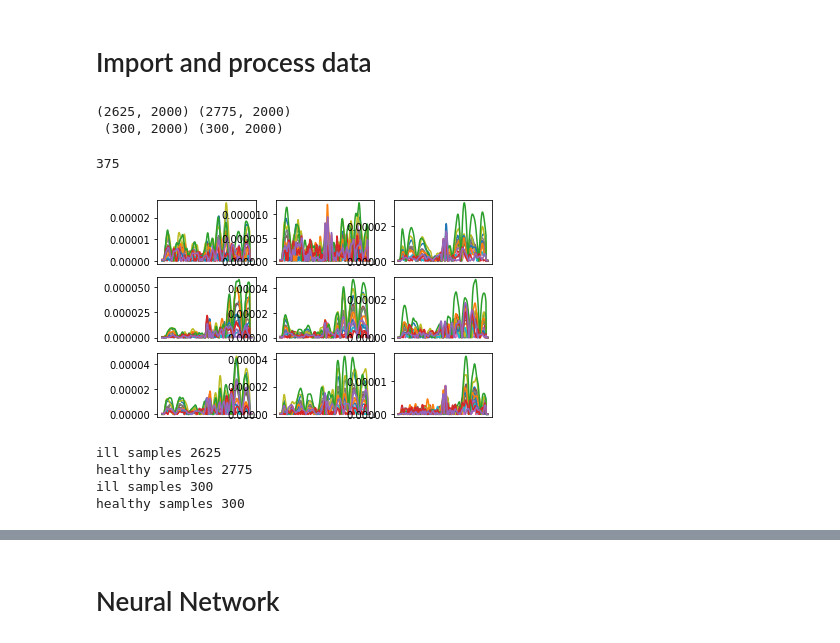
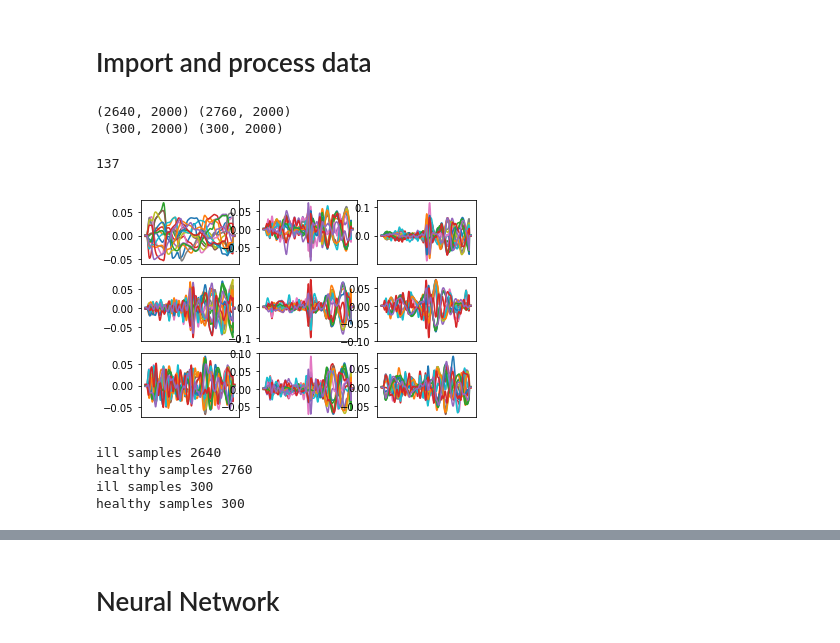
Before and after one commit to Smith42/neuralnet-mcg, a Jupyter notebook: prototypeFive.ipynb, the cells around one changed output, grey strips where cells are left out. Drawn from its saved outputs; the diff is of its cells as text; code cells hidden in the pictures.

```diff
--- a/prototypeFive.ipynb
+++ b/prototypeFive.ipynb
@@ -44,9 +46,9 @@ def splitData(coilData, classData):
     return illData, healthData
 
 classData, coilData = importPickle("./inData/6060DataFrame.pkl")
-# Replace outlier reading 138 (far far too big!)
-classData[138] = classData[137]
-coilData[138] = coilData[137]
+# Normalise the data
+for index, item in enumerate(coilData):
+    coilData[index] = normalize(item, axis=1)
 
 illData, healthData = splitData(coilData, classData)
 illUnseen = np.vstack(np.array(illData[:20]))#[:,::40]
@@ -55,22 +57,22 @@ illData = np.vstack(np.array(illData[20:]))#[:,::40]
 healthData = np.vstack(np.array(healthData[20:]))#[:,::40]
 print(illData.shape, healthData.shape,"\n", illUnseen.shape, healthUnseen.shape)
 # %% [output]
-(2625, 2000) (2775, 2000)
+(2640, 2000) (2760, 2000)
  (300, 2000) (300, 2000)
 # %%
 # Various plots...
 r = randint(0,390)
 print(r)
 fig, ax = plt.subplots(3,3)
 for i in np.arange(0,ax.shape[0],1):
     for j in np.arange(0,ax.shape[1],1):
         r = r+1
         for k in np.arange(0,15):
-            ax[i,j].plot(np.abs(coilData[r][k, 0:2000]))
+            ax[i,j].plot(coilData[r][k, 0:2000])
             ax[i,j].set_xticks([])
 # %% [output]
-375
+137
-[figure, old version]
+[figure, new version]
 # %%
 def processClassData(classData):
     """
@@ -126,7 +128,7 @@ def functionTown(illArr, healthArr, shuffle):
 
 ecgData, classDataOH, classData = functionTown(illData, healthData, True)
 # Reintegrate the found values...
-ecgData = np.cumsum(ecgData, axis=1)
+#ecgData = np.cumsum(ecgData, axis=1)
 ecgData = np.reshape(ecgData, (-1,2000,1))
 # Split ecgData into k sets so we can perform k-fold cross validation:
 k = 1
@@ -136,14 +138,14 @@ kfoldLabels = np.array_split(classData, k)
 
 # Get the unseen data:
 unseenData, unseenClassOH, unseenClass = functionTown(illUnseen, healthUnseen, True)
-unseenData =  np.cumsum(unseenData, axis=1)
+#unseenData =  np.cumsum(unseenData, axis=1)
 unseenData = np.reshape(unseenData, (-1,2000,1))
 iUnseen, hUnseen = splitData(unseenData, unseenClass)
 unseenHL = np.tile([1,0], (len(hUnseen), 1))
 unseenIL = np.tile([0,1], (len(iUnseen), 1))
 # %% [output]
-ill samples 2625
-healthy samples 2775
+ill samples 2640
+healthy samples 2760
 ill samples 300
 healthy samples 300
 # %%
```
Also changed, not shown: parts of 13 cells of this notebook, 1 other file.
